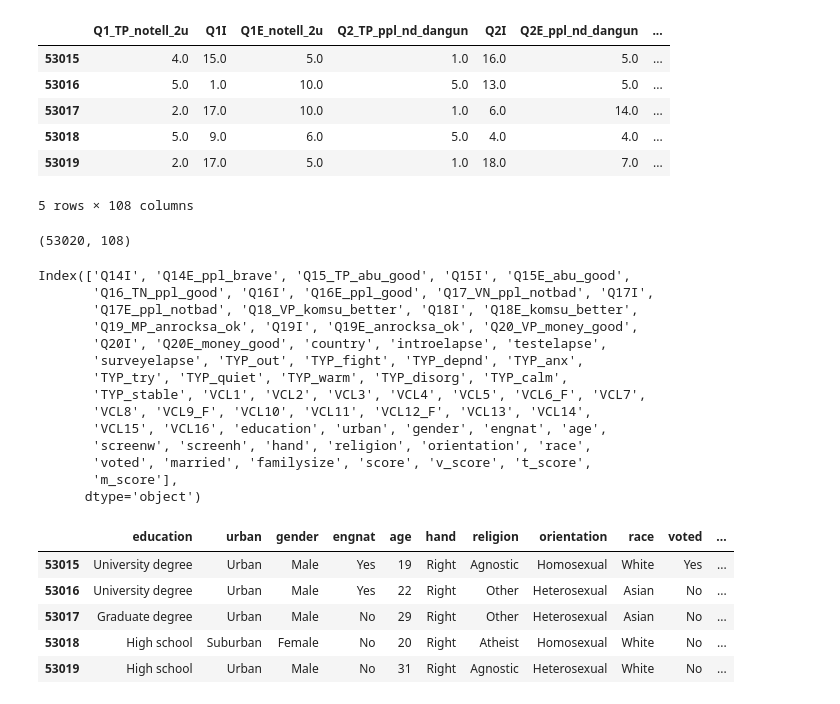
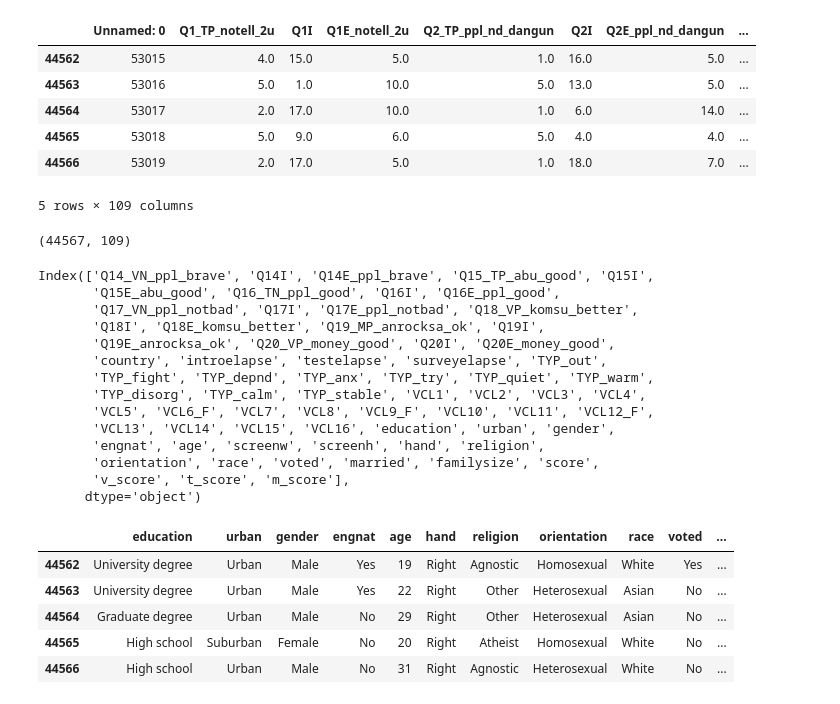
Before and after one commit to dss-14th/ml-repo-3, a Jupyter notebook: kw/corr_id_datas.ipynb, the cells around one changed output. Cells and saved outputs as stored; diff of their text form; code cells hidden in the pictures.

```diff
--- a/kw/corr_id_datas.ipynb
+++ b/kw/corr_id_datas.ipynb
@@ -1,34 +5,34 @@
 # %%
-df = pd.read_csv("../MACH_data/cut_off_by_avg.csv")
+df = pd.read_csv("../MACH_data/cut_off_by_avg_over_18age.csv")
 df.tail()
 # %% [output]
-|  | Q1_TP_notell_2u | Q1I | Q1E_notell_2u | Q2_TP_ppl_nd_dangun | Q2I | Q2E_ppl_nd_dangun | ... |
-| 53015 | 4.0 | 15.0 | 5.0 | 1.0 | 16.0 | 5.0 | ... |
-| 53016 | 5.0 | 1.0 | 10.0 | 5.0 | 13.0 | 5.0 | ... |
-| 53017 | 2.0 | 17.0 | 10.0 | 1.0 | 6.0 | 14.0 | ... |
-| 53018 | 5.0 | 9.0 | 6.0 | 5.0 | 4.0 | 4.0 | ... |
-| 53019 | 2.0 | 17.0 | 5.0 | 1.0 | 18.0 | 7.0 | ... |
+|  | Unnamed: 0 | Q1_TP_notell_2u | Q1I | Q1E_notell_2u | Q2_TP_ppl_nd_dangun | Q2I | Q2E_ppl_nd_dangun | ... |
+| 44562 | 53015 | 4.0 | 15.0 | 5.0 | 1.0 | 16.0 | 5.0 | ... |
+| 44563 | 53016 | 5.0 | 1.0 | 10.0 | 5.0 | 13.0 | 5.0 | ... |
+| 44564 | 53017 | 2.0 | 17.0 | 10.0 | 1.0 | 6.0 | 14.0 | ... |
+| 44565 | 53018 | 5.0 | 9.0 | 6.0 | 5.0 | 4.0 | 4.0 | ... |
+| 44566 | 53019 | 2.0 | 17.0 | 5.0 | 1.0 | 18.0 | 7.0 | ... |
-5 rows × 108 columns
+5 rows × 109 columns
 # %%
 df.shape
 # %% [output]
-(53020, 108)
+(44567, 109)
 # %%
 df.columns[40:]
 # %% [output]
-Index(['Q14I', 'Q14E_ppl_brave', 'Q15_TP_abu_good', 'Q15I', 'Q15E_abu_good',
-       'Q16_TN_ppl_good', 'Q16I', 'Q16E_ppl_good', 'Q17_VN_ppl_notbad', 'Q17I',
-       'Q17E_ppl_notbad', 'Q18_VP_komsu_better', 'Q18I', 'Q18E_komsu_better',
-       'Q19_MP_anrocksa_ok', 'Q19I', 'Q19E_anrocksa_ok', 'Q20_VP_money_good',
-       'Q20I', 'Q20E_money_good', 'country', 'introelapse', 'testelapse',
-       'surveyelapse', 'TYP_out', 'TYP_fight', 'TYP_depnd', 'TYP_anx',
-       'TYP_try', 'TYP_quiet', 'TYP_warm', 'TYP_disorg', 'TYP_calm',
-       'TYP_stable', 'VCL1', 'VCL2', 'VCL3', 'VCL4', 'VCL5', 'VCL6_F', 'VCL7',
-       'VCL8', 'VCL9_F', 'VCL10', 'VCL11', 'VCL12_F', 'VCL13', 'VCL14',
-       'VCL15', 'VCL16', 'education', 'urban', 'gender', 'engnat', 'age',
-       'screenw', 'screenh', 'hand', 'religion', 'orientation', 'race',
-       'voted', 'married', 'familysize', 'score', 'v_score', 't_score',
-       'm_score'],
+Index(['Q14_VN_ppl_brave', 'Q14I', 'Q14E_ppl_brave', 'Q15_TP_abu_good', 'Q15I',
+       'Q15E_abu_good', 'Q16_TN_ppl_good', 'Q16I', 'Q16E_ppl_good',
+       'Q17_VN_ppl_notbad', 'Q17I', 'Q17E_ppl_notbad', 'Q18_VP_komsu_better',
+       'Q18I', 'Q18E_komsu_better', 'Q19_MP_anrocksa_ok', 'Q19I',
+       'Q19E_anrocksa_ok', 'Q20_VP_money_good', 'Q20I', 'Q20E_money_good',
+       'country', 'introelapse', 'testelapse', 'surveyelapse', 'TYP_out',
+       'TYP_fight', 'TYP_depnd', 'TYP_anx', 'TYP_try', 'TYP_quiet', 'TYP_warm',
+       'TYP_disorg', 'TYP_calm', 'TYP_stable', 'VCL1', 'VCL2', 'VCL3', 'VCL4',
+       'VCL5', 'VCL6_F', 'VCL7', 'VCL8', 'VCL9_F', 'VCL10', 'VCL11', 'VCL12_F',
+       'VCL13', 'VCL14', 'VCL15', 'VCL16', 'education', 'urban', 'gender',
+       'engnat', 'age', 'screenw', 'screenh', 'hand', 'religion',
+       'orientation', 'race', 'voted', 'married', 'familysize', 'score',
+       'v_score', 't_score', 'm_score'],
       dtype='object')
 # %%
 id_cols = ['education', 'urban', 'gender', 'engnat', 'age', 'hand', 'religion', 'orientation', 'race', 'voted', 'married', 'familysize', 'country']
@@ -37,8 +41,8 @@ df_id = df[id_cols]
 df_id.tail()
 # %% [output]
 |  | education | urban | gender | engnat | age | hand | religion | orientation | race | voted | ... |
-| 53015 | University degree | Urban | Male | Yes | 19 | Right | Agnostic | Homosexual | White | Yes | ... |
-| 53016 | University degree | Urban | Male | Yes | 22 | Right | Other | Heterosexual | Asian | No | ... |
-| 53017 | Graduate degree | Urban | Male | No | 29 | Right | Other | Heterosexual | Asian | No | ... |
-| 53018 | High school | Suburban | Female | No | 20 | Right | Atheist | Homosexual | White | No | ... |
-| 53019 | High school | Urban | Male | No | 31 | Right | Agnostic | Heterosexual | White | No | ... |
+| 44562 | University degree | Urban | Male | Yes | 19 | Right | Agnostic | Homosexual | White | Yes | ... |
+| 44563 | University degree | Urban | Male | Yes | 22 | Right | Other | Heterosexual | Asian | No | ... |
+| 44564 | Graduate degree | Urban | Male | No | 29 | Right | Other | Heterosexual | Asian | No | ... |
+| 44565 | High school | Suburban | Female | No | 20 | Right | Atheist | Homosexual | White | No | ... |
+| 44566 | High school | Urban | Male | No | 31 | Right | Agnostic | Heterosexual | White | No | ... |
```
Also changed, not shown: parts of 17 cells of this notebook.
